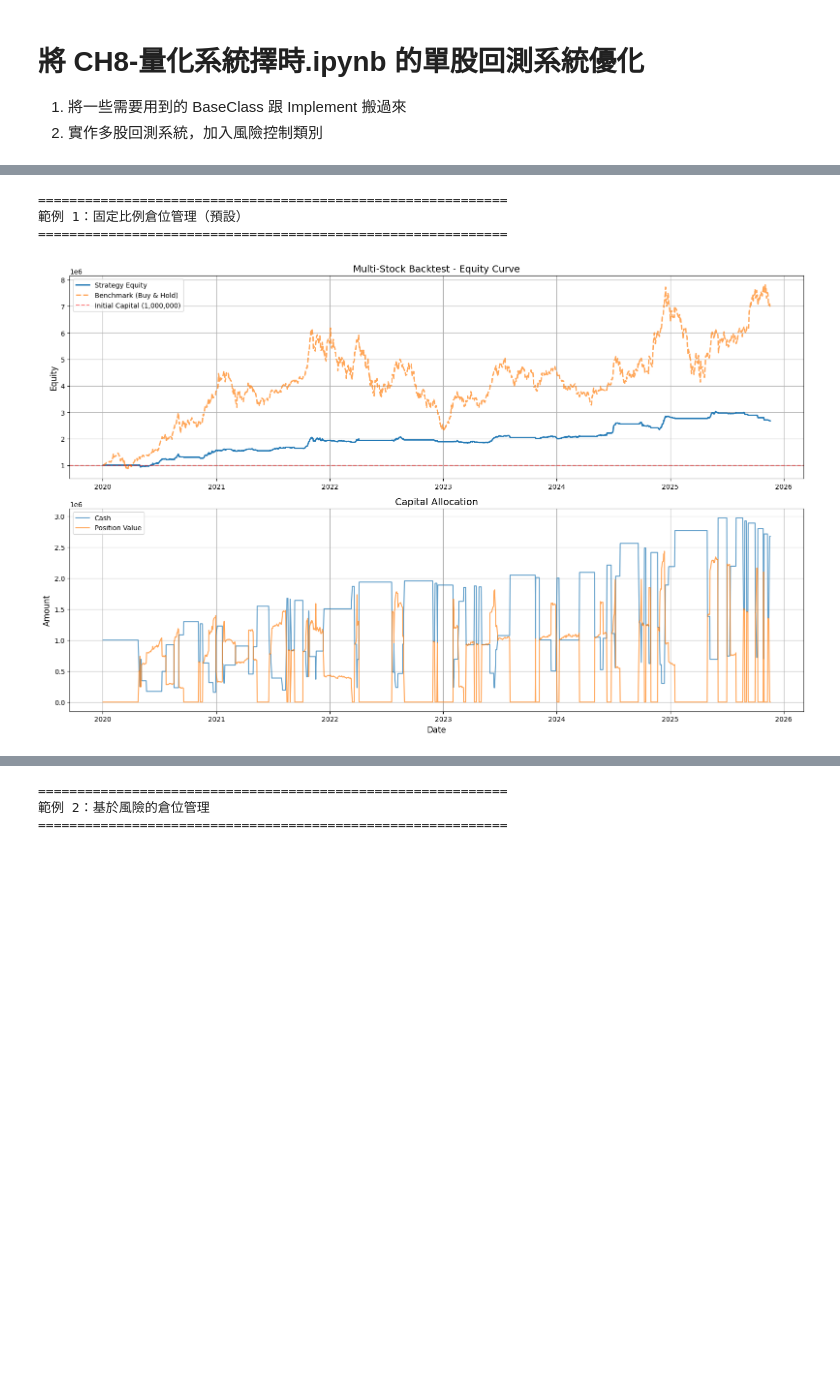
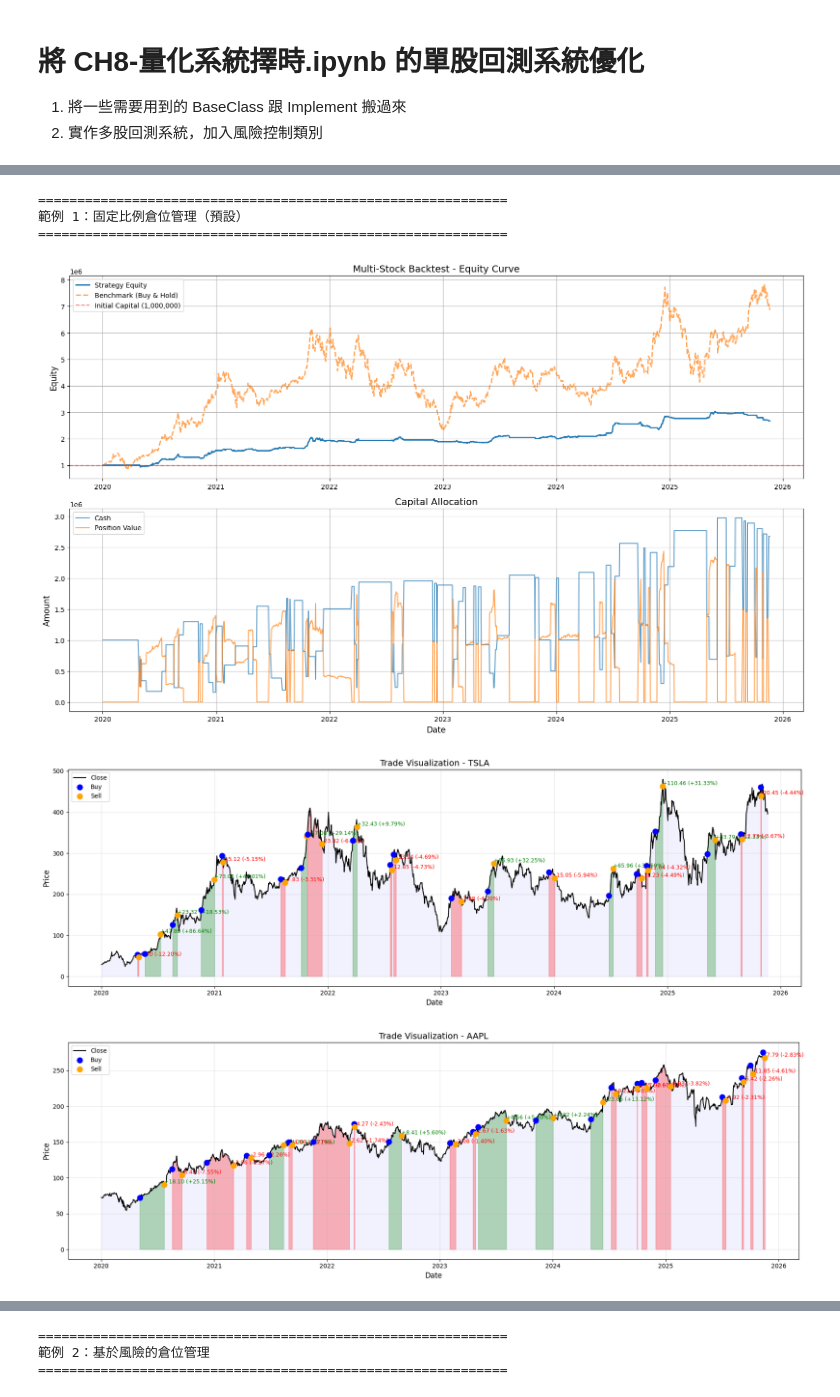
Before and after one commit to Alan-Cheng/q-trade, a Jupyter notebook: CH8.1-量化系統多股擇時模組.ipynb, the cells around one changed output, grey strips where cells are left out. Saved outputs shown, nothing was run; the diff lists cells and outputs as text; code cells hidden in the pictures; blank space fills up the shorter version.

```diff
--- a/CH8.1-量化系統多股擇時模組.ipynb
+++ b/CH8.1-量化系統多股擇時模組.ipynb
@@ -137,31 +55,33 @@ sell_factors = [
     {"class": AtrStopSellFactor, "stop_loss_n": 0.5, "stop_win_n": 3.0}
 ]
 
 # 使用預設的固定比例倉位管理（50%）
 bt1 = MultiStockBacktester(
     stock_data=stock_data,
     buy_factors=buy_factors,
     sell_factors=sell_factors,
     initial_capital=1_000_000,
 )
 
-results1, trades1, stats1 = bt1.run(show_plot=True)
+results1, trades1, stats1 = bt1.run(show_plot=True, show_trades_plot=True)
 
 print("\n=== 績效指標 ===")
 for k, v in stats1.items():
     if isinstance(v, float):
         print(f"{k}: {v:.4f}")
     else:
         print(f"{k}: {v:,.0f}")
 
 print(f"\n=== 交易紀錄（前 10 筆） ===")
 print(trades1.head(10))
 
 print(f"\n總交易次數: {len(trades1)}")
 print(f"各股票交易次數:")
 print(trades1.groupby('symbol').size())
 # %% [output]
 ============================================================
 範例 1：固定比例倉位管理（預設）
 ============================================================
 [figure]
+[figure, added]
+[figure, added]
```
Also changed, not shown: parts of 3 cells of this notebook, 2 other files.
